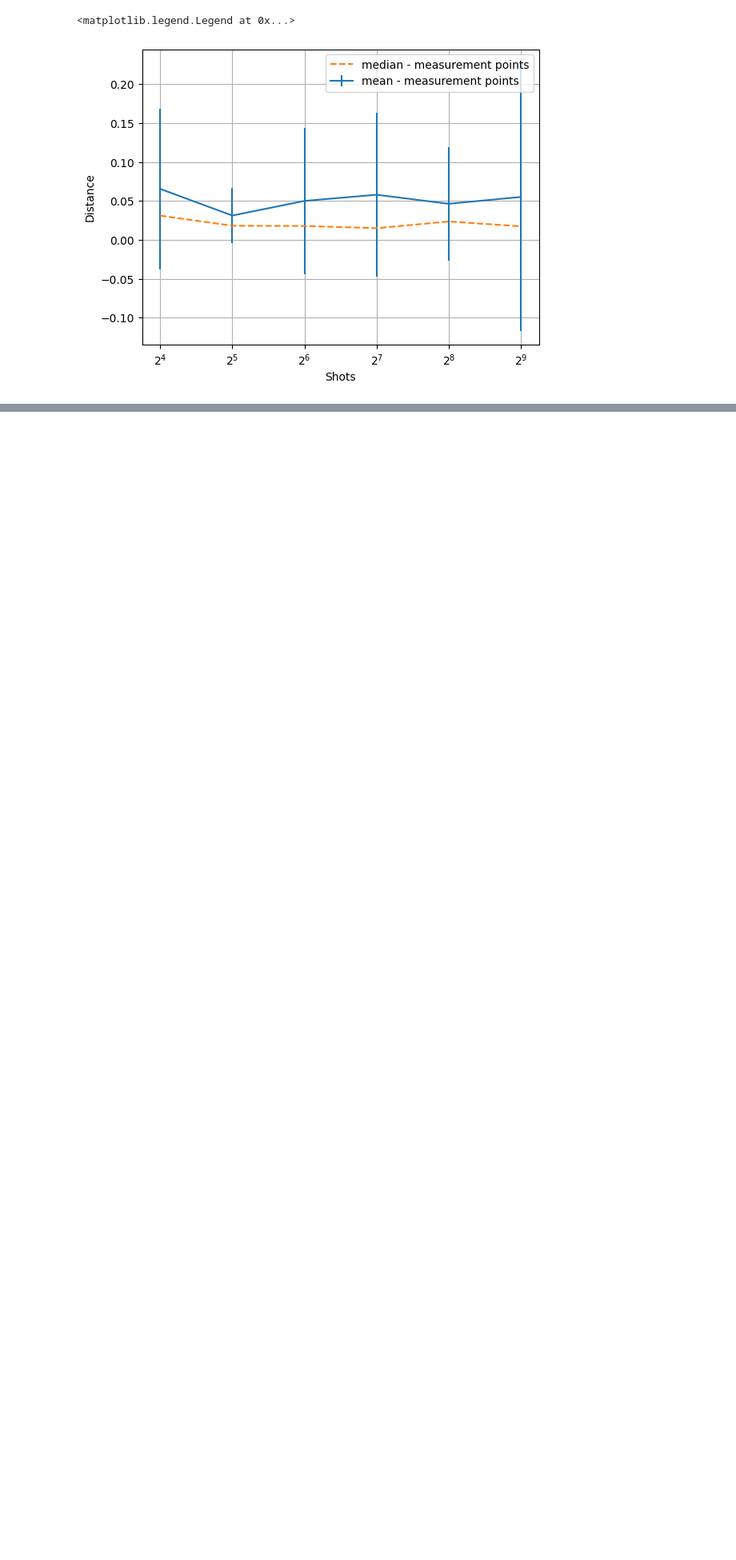
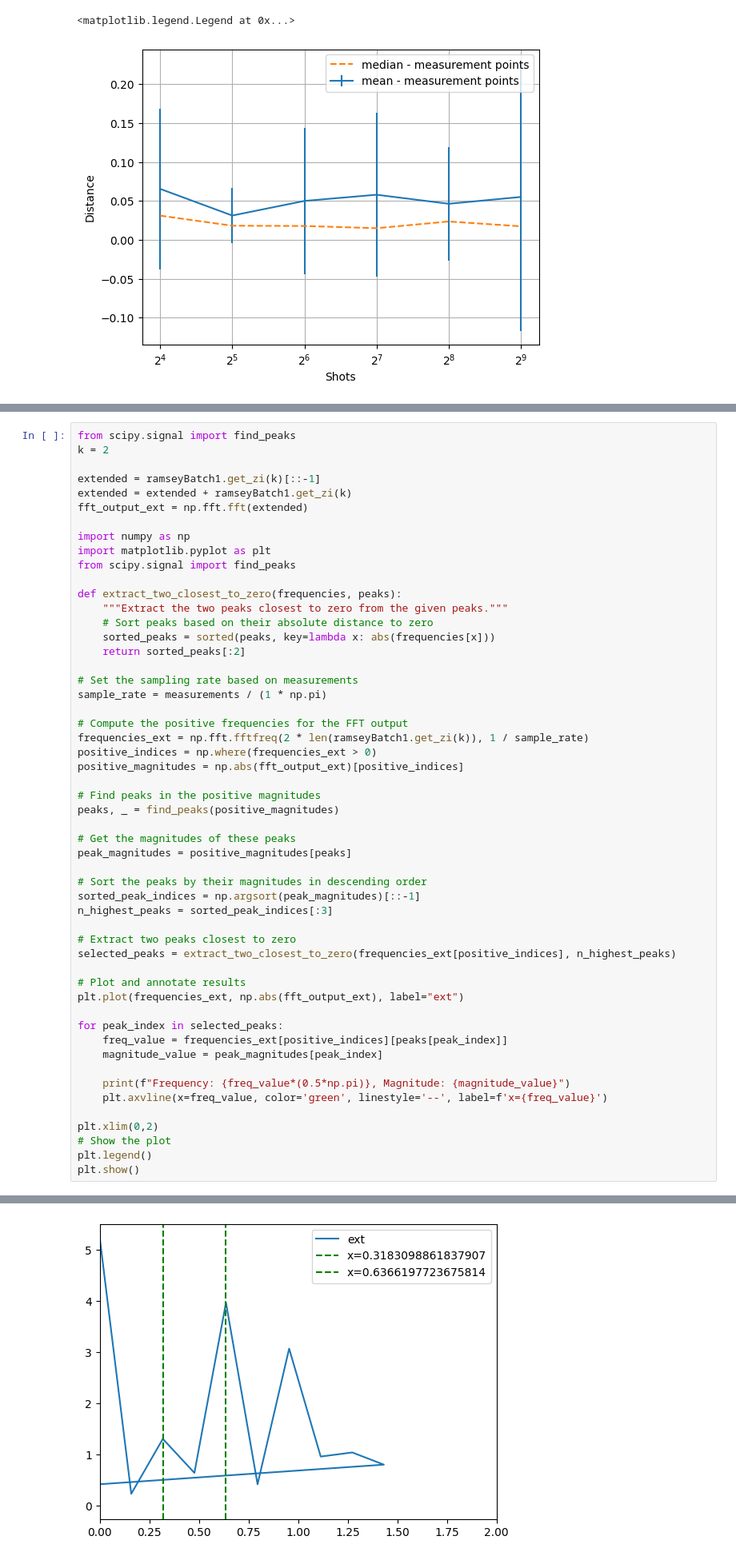
Before and after one commit to Davidkatom/Crosstalk, a Jupyter notebook: CosineFit.ipynb, the cells around one changed output, grey strips where cells are left out. Shown at 80% size. Drawn from its saved outputs; the diff is of its cells as text; blank space fills up the shorter version.

```diff
--- a/CosineFit.ipynb
+++ b/CosineFit.ipynb
@@ -323,0 +357,54 @@ Frequency: 0.4297183463481174, Magnitude: 322.6340988681382
+# %%
+from scipy.signal import find_peaks
+k = 2
+
+extended = ramseyBatch1.get_zi(k)[::-1]
+extended = extended + ramseyBatch1.get_zi(k)
+fft_output_ext = np.fft.fft(extended)
+
+import numpy as np
+import matplotlib.pyplot as plt
+from scipy.signal import find_peaks
+
+def extract_two_closest_to_zero(frequencies, peaks):
+    """Extract the two peaks closest to zero from the given peaks."""
+    # Sort peaks based on their absolute distance to zero
+    sorted_peaks = sorted(peaks, key=lambda x: abs(frequencies[x]))
+    return sorted_peaks[:2]
+
+# Set the sampling rate based on measurements
+sample_rate = measurements / (1 * np.pi)
+
+# Compute the positive frequencies for the FFT output
+frequencies_ext = np.fft.fftfreq(2 * len(ramseyBatch1.get_zi(k)), 1 / sample_rate)
+positive_indices = np.where(frequencies_ext > 0)
+positive_magnitudes = np.abs(fft_output_ext)[positive_indices]
+
+# Find peaks in the positive magnitudes
+peaks, _ = find_peaks(positive_magnitudes)
+
+# Get the magnitudes of these peaks
+peak_magnitudes = positive_magnitudes[peaks]
+
+# Sort the peaks by their magnitudes in descending order
+sorted_peak_indices = np.argsort(peak_magnitudes)[::-1]
+n_highest_peaks = sorted_peak_indices[:3]
+
+# Extract two peaks closest to zero
+selected_peaks = extract_two_closest_to_zero(frequencies_ext[positive_indices], n_highest_peaks)
+
+# Plot and annotate results
+plt.plot(frequencies_ext, np.abs(fft_output_ext), label="ext")
+
+for peak_index in selected_peaks:
+    freq_value = frequencies_ext[positive_indices][peaks[peak_index]]
+    magnitude_value = peak_magnitudes[peak_index]
+
+    print(f"Frequency: {freq_value*(0.5*np.pi)}, Magnitude: {magnitude_value}")
+    plt.axvline(x=freq_value, color='green', linestyle='--', label=f'x={freq_value}')
+
+plt.xlim(0,2)
+# Show the plot
+plt.legend()
+plt.show()
+# %% [output]
@@ -323,0 +413 @@ Frequency: 0.4297183463481174, Magnitude: 322.6340988681382
+[figure, added]
```
Also changed, not shown: parts of 11 cells of this notebook, 1 other file.
